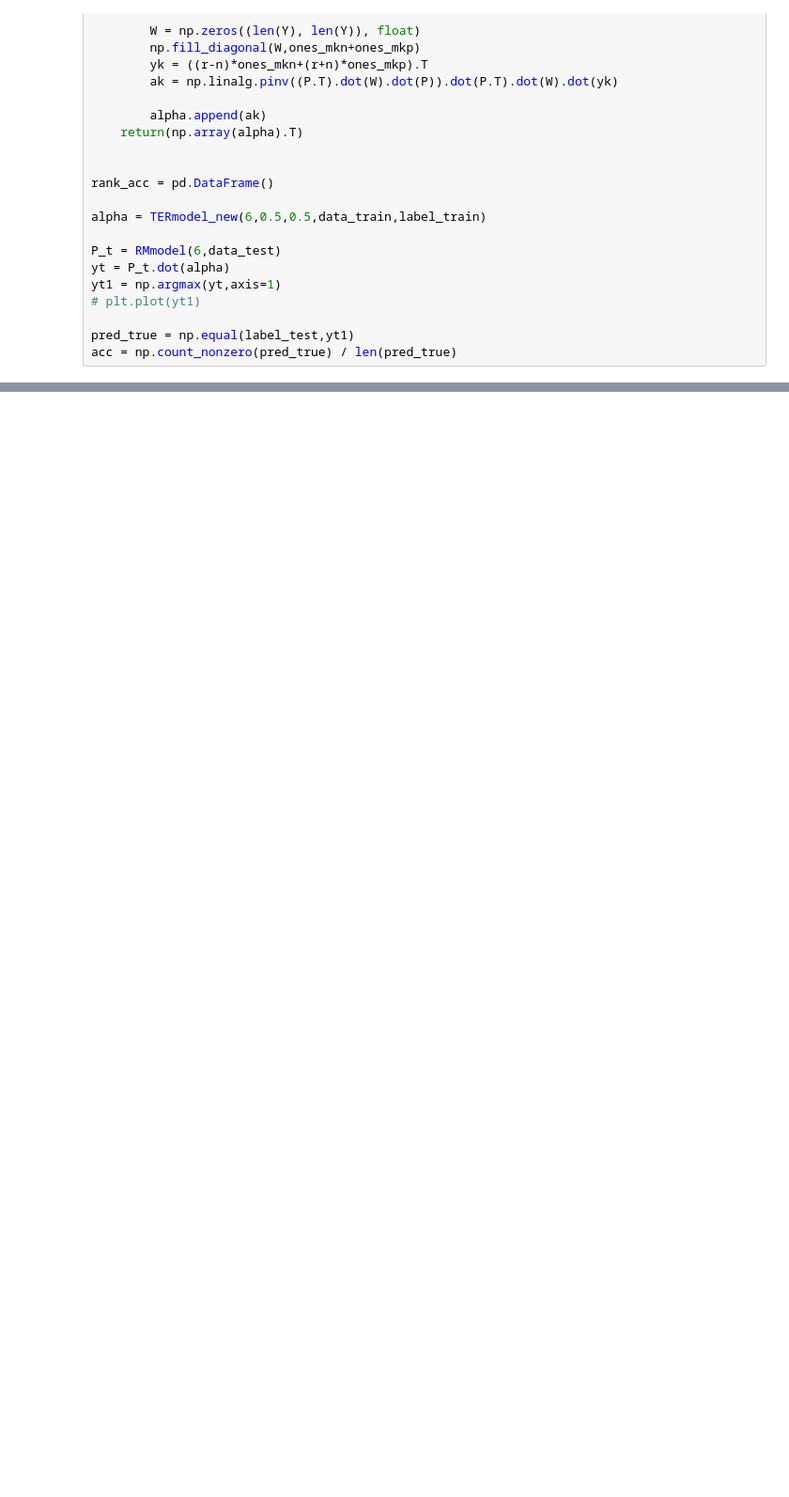
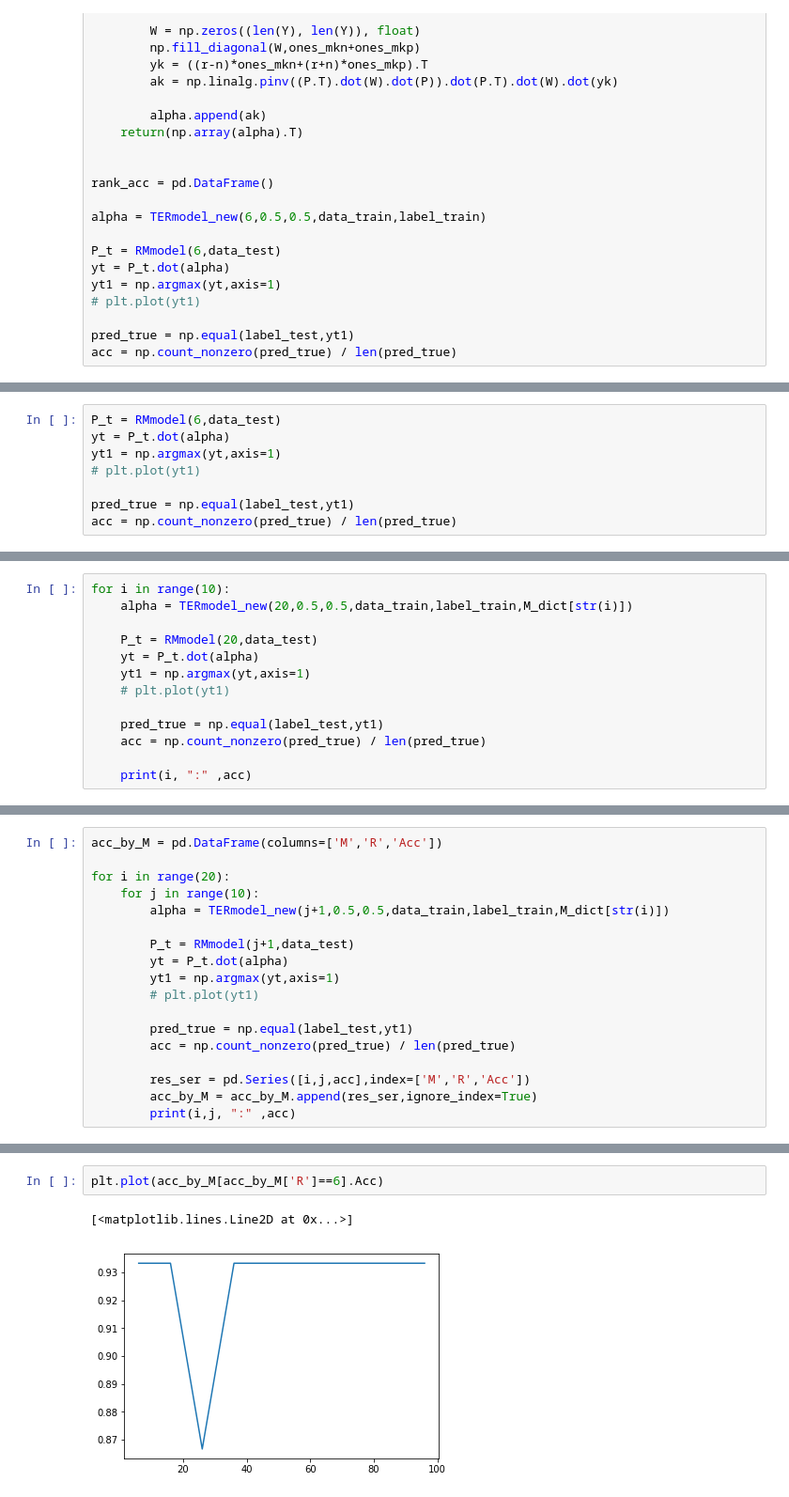
Before and after one commit to HERO-Kwon/MILab, a Jupyter notebook: 180529_TER/Untitled5.ipynb, the cells around one changed output, grey strips where cells are left out. Shown at 94% size. Saved outputs shown, nothing was run; the diff lists cells and outputs as text; blank space fills up the shorter version.

```diff
--- a/180529_TER/Untitled5.ipynb
+++ b/180529_TER/Untitled5.ipynb
@@ -225,0 +235,8 @@ array([0, 0, 0, 0, 0, 0, 0, 0, 0, 0, 0, 0, 0, 0, 0, 0, 0, 0, 0, 0, 0, 0,
+# %%
+P_t = RMmodel(6,data_test)
+yt = P_t.dot(alpha)
+yt1 = np.argmax(yt,axis=1)
+# plt.plot(yt1)
+
+pred_true = np.equal(label_test,yt1)
+acc = np.count_nonzero(pred_true) / len(pred_true)
@@ -225,0 +298,13 @@ array([0, 0, 0, 0, 0, 0, 0, 0, 0, 0, 0, 0, 0, 0, 0, 0, 0, 0, 0, 0, 0, 0,
+# %%
+for i in range(10):
+    alpha = TERmodel_new(20,0.5,0.5,data_train,label_train,M_dict[str(i)])
+
+    P_t = RMmodel(20,data_test)
+    yt = P_t.dot(alpha)
+    yt1 = np.argmax(yt,axis=1)
+    # plt.plot(yt1)
+
+    pred_true = np.equal(label_test,yt1)
+    acc = np.count_nonzero(pred_true) / len(pred_true)
+
+    print(i, ":" ,acc)
@@ -225,0 +452,18 @@ array([0, 0, 0, 0, 0, 0, 0, 0, 0, 0, 0, 0, 0, 0, 0, 0, 0, 0, 0, 0, 0, 0,
+# %%
+acc_by_M = pd.DataFrame(columns=['M','R','Acc'])
+
+for i in range(20):
+    for j in range(10):
+        alpha = TERmodel_new(j+1,0.5,0.5,data_train,label_train,M_dict[str(i)])
+
+        P_t = RMmodel(j+1,data_test)
+        yt = P_t.dot(alpha)
+        yt1 = np.argmax(yt,axis=1)
+        # plt.plot(yt1)
+
+        pred_true = np.equal(label_test,yt1)
+        acc = np.count_nonzero(pred_true) / len(pred_true)
+
+        res_ser = pd.Series([i,j,acc],index=['M','R','Acc'])
+        acc_by_M = acc_by_M.append(res_ser,ignore_index=True)
+        print(i,j, ":" ,acc)
@@ -225,0 +524,5 @@ array([0, 0, 0, 0, 0, 0, 0, 0, 0, 0, 0, 0, 0, 0, 0, 0, 0, 0, 0, 0, 0, 0,
+# %%
+plt.plot(acc_by_M[acc_by_M['R']==6].Acc)
+# %% [output]
+[<matplotlib.lines.Line2D at 0x...>]
+[figure, added]
```
Also changed, not shown: parts of 92 cells of this notebook, 1 other file.
